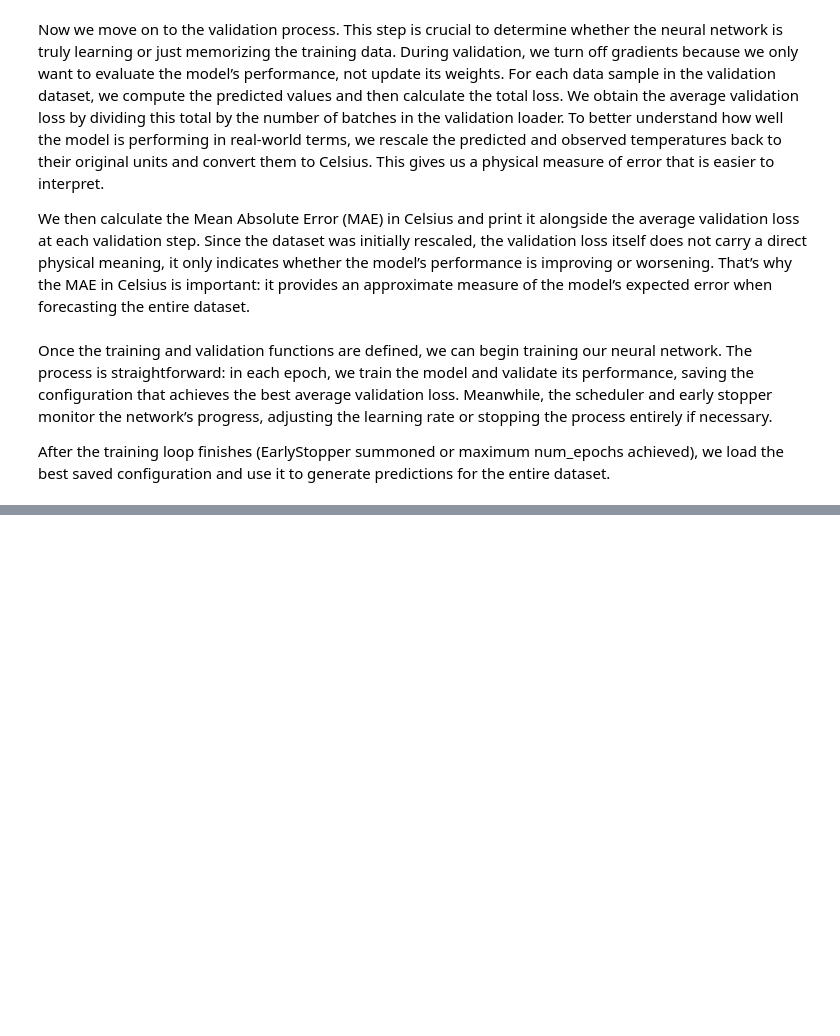
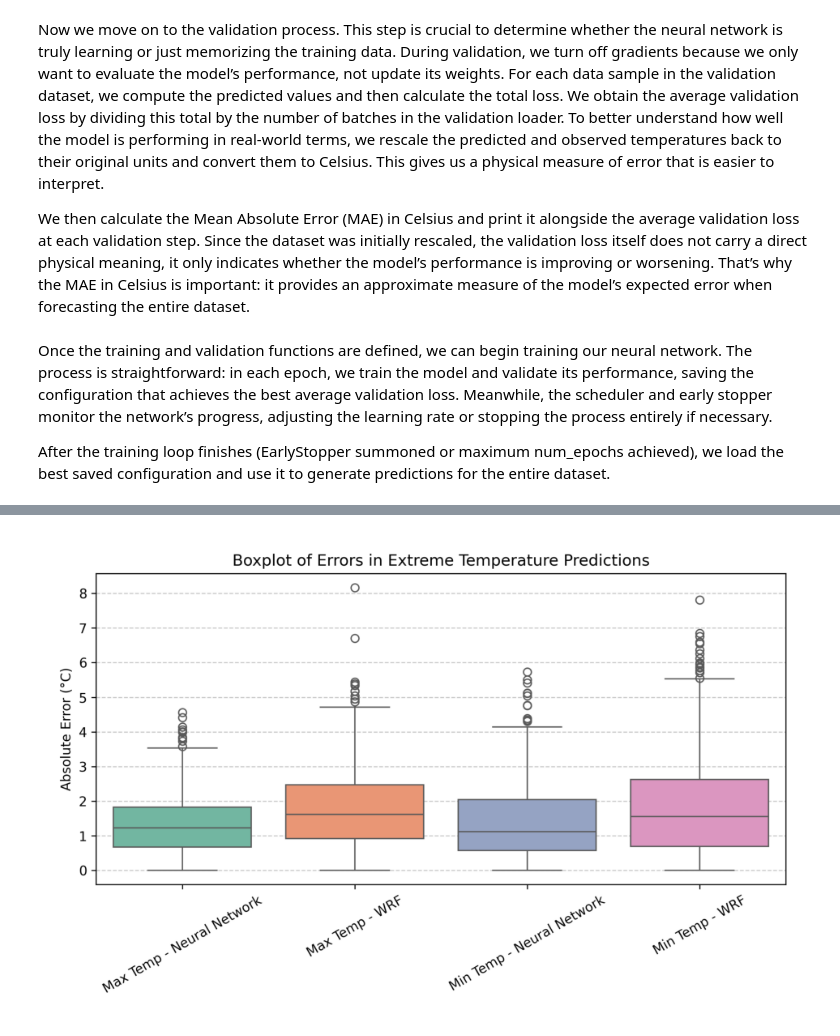
Before and after one commit to Hugopeb/ai-temperature-prediction, a Jupyter notebook: NOTEBOOKS/Neural_network.ipynb, the cells around one changed output, grey strips where cells are left out. Drawn from its saved outputs; the diff is of its cells as text; code cells hidden in the pictures; blank space fills up the shorter version.

```diff
--- a/NOTEBOOKS/Neural_network.ipynb
+++ b/NOTEBOOKS/Neural_network.ipynb
@@ -508,0 +501,14 @@ plt.savefig(f'{run_suffix}_boxplot_Tmedia.png', dpi=300)
+# %%
+import os
+import matplotlib.pyplot as plt
+import matplotlib.image as mpimg
+
+boxplot_dir = "../../../experimento/boxplot_errors.png"
+boxplot = mpimg.imread(boxplot_dir)
+
+plt.figure(figsize=(12, 12))
+plt.imshow(boxplot)
+plt.axis('off')
+plt.show()
+# %% [output]
+[figure, added]
```
Also changed, not shown: parts of 2 cells of this notebook, 1 other file.
